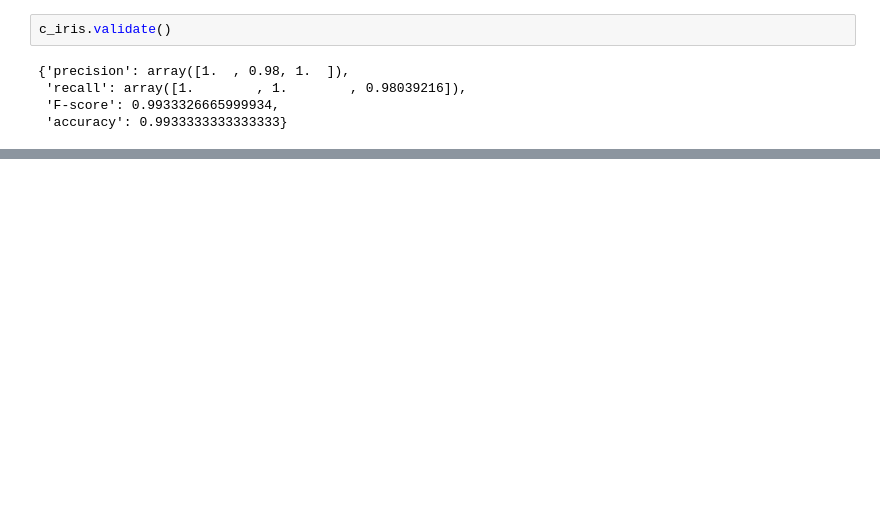
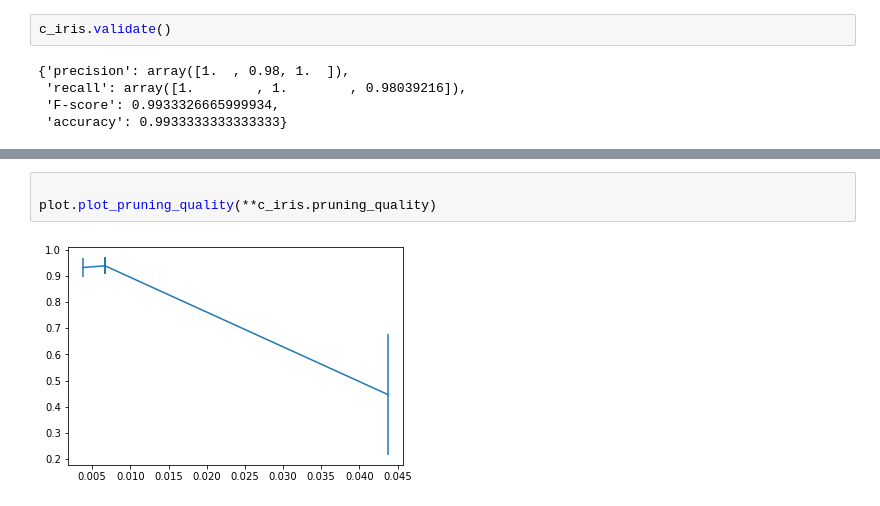
Before and after one commit to arminwitte/binarybeech, a Jupyter notebook: notebooks/iris.ipynb, the cells around one changed output, grey strips where cells are left out. Drawn from its saved outputs; the diff is of its cells as text; blank space fills up the shorter version.

```diff
--- a/notebooks/iris.ipynb
+++ b/notebooks/iris.ipynb
@@ -161,3 +167,8 @@ A tree with 10 leafs was created
+# %%
+
+plot.plot_pruning_quality(**c_iris.pruning_quality)
+# %% [output]
+[figure, added]
 # %%
 import binarybeech.utils
 binarybeech.utils.print_tree(c_iris.tree)
```
Also changed, not shown: parts of 9 cells of this notebook, 7 other files.
